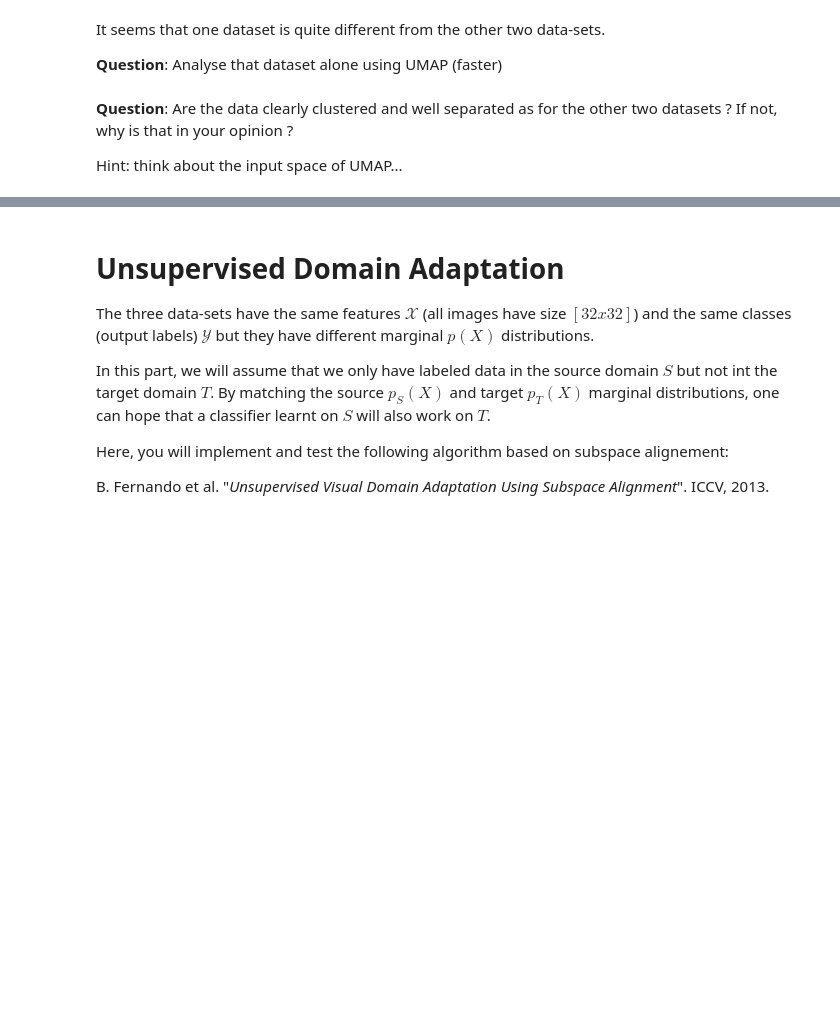
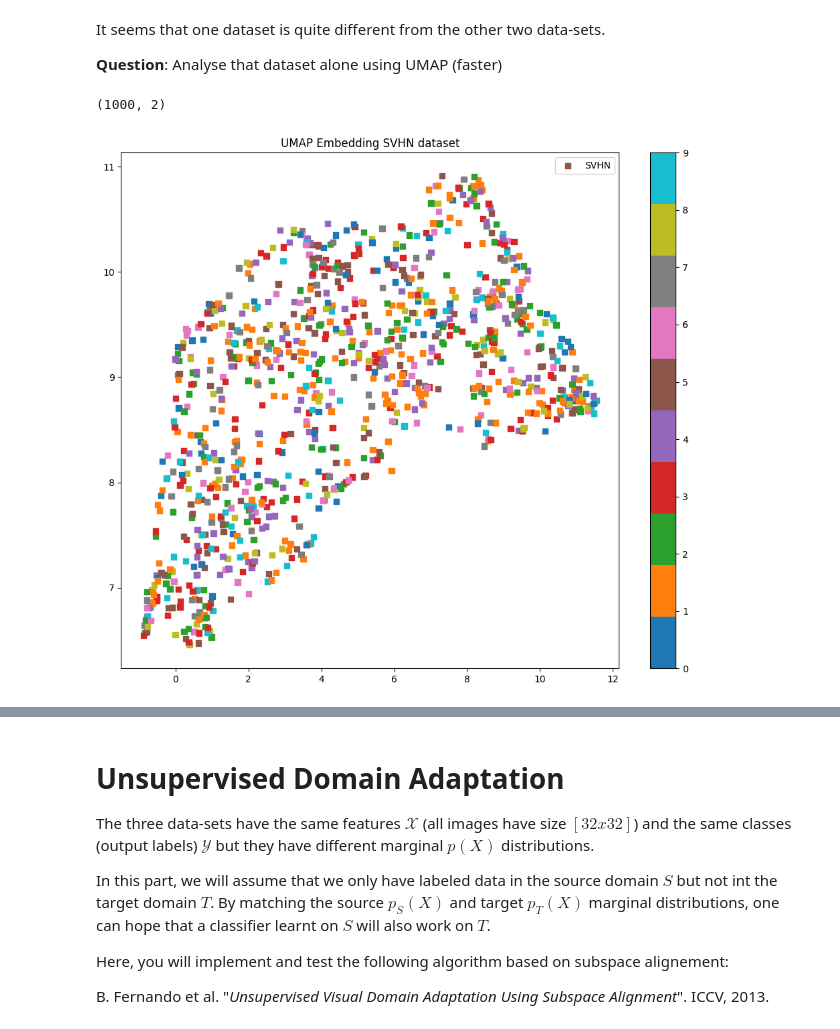
Before and after one commit to arazig/Representation-Learning-for-CV-and-Medical-Imaging, a Jupyter notebook: TP_DomainAdaptation.ipynb, the cells around one changed output, grey strips where cells are left out. Saved outputs shown, nothing was run; the diff lists cells and outputs as text; code cells hidden in the pictures; blank space fills up the shorter version.

```diff
--- a/TP_DomainAdaptation.ipynb
+++ b/TP_DomainAdaptation.ipynb
@@ -362,4 +456,24 @@ XXXXXXXXX
-# %% [markdown]
-**Question**: Are the data clearly clustered and well separated as for the other two datasets ? If not, why is that in your opinion ?
-
-Hint: think about the input space of UMAP...
+# %%
+### We analyse the dataset SVHN wich is separate from the two others :
+
+umap_SVHN = umap.UMAP().fit_transform(SVHN_Xtrain_res) # this should take ~50sec
+
+nSVHN=SVHN_Xtrain_res.shape[0]
+print(umap_SVHN.shape)
+# %% [output]
+(1000, 2)
+# %%
+
+xpSVHN=umap_SVHN[:nSVHN,:]
+
+plt.figure(3,(12,10))
+
+plt.scatter(xpMNIST[:,0],xpMNIST[:,1],c=MNIST_ytrain_res,marker='o',cmap='tab10',label='MNIST')
+plt.scatter(xpUSPS[:,0],xpUSPS[:,1],c=USPS_ytrain_res,marker='x',cmap='tab10',label='USPS')
+plt.scatter(xpSVHN[:,0],xpSVHN[:,1],c=SVHN_ytrain_res,marker='s',cmap='tab10',label='SVHN')
+plt.legend()
+plt.colorbar()
+plt.title('UMAP Embedding SVHN dataset')
+plt.show()
+# %% [output]
+[figure, added]
```
Also changed, not shown: parts of 26 cells of this notebook.
